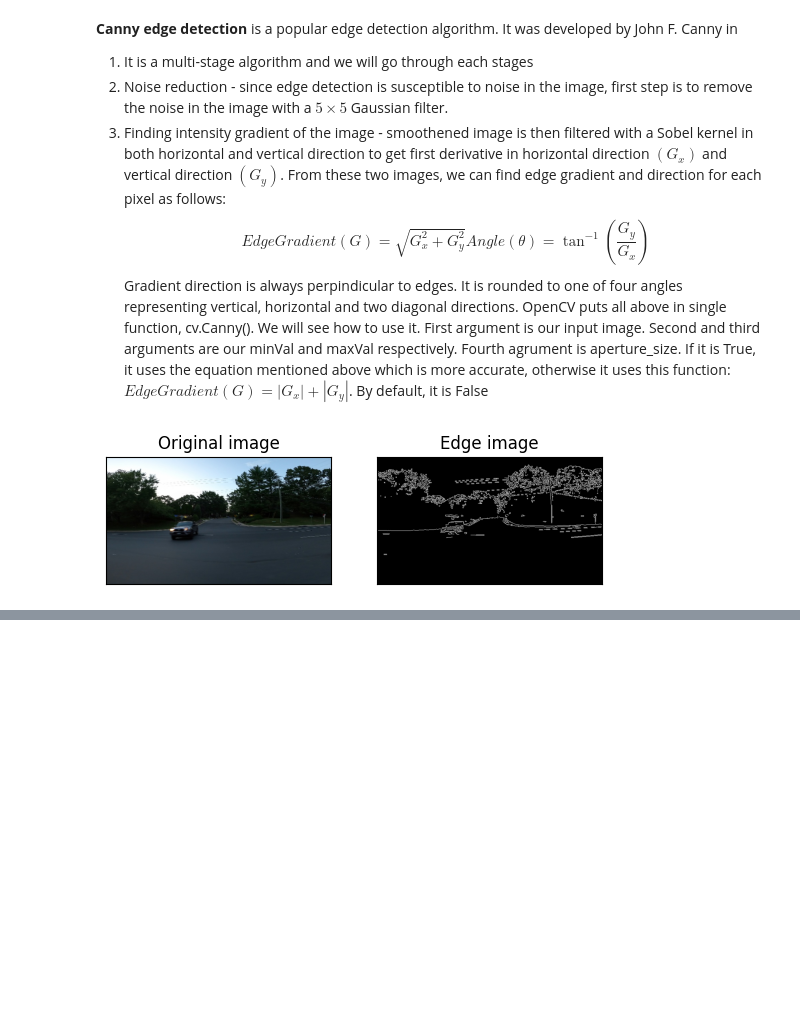
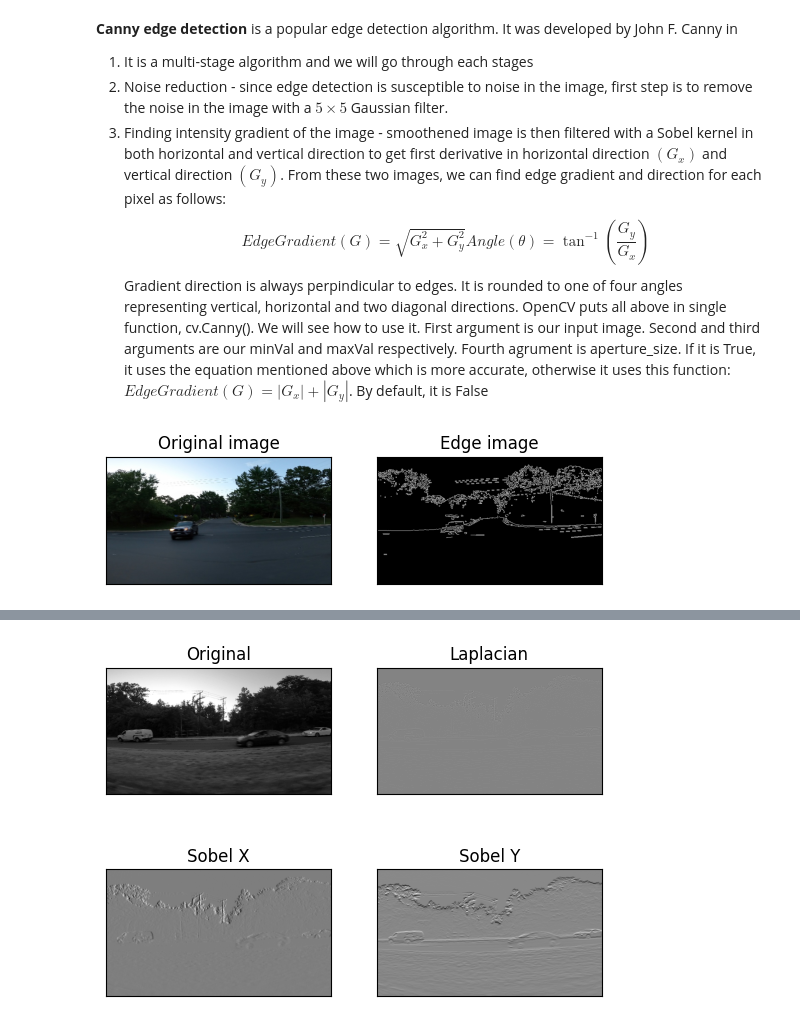
Before and after one commit to AleksandrMorozov123/Computer-vision-with-TensorFlow-Keras-and-OpenCV, a Jupyter notebook: computer-vision-with-opencv.ipynb, the cells around one changed output, grey strips where cells are left out. Saved outputs shown, nothing was run; the diff lists cells and outputs as text; code cells hidden in the pictures; blank space fills up the shorter version.

Commit message:
Kaggle Notebook | Computer vision with OpenCV | Version 4

```diff
--- a/computer-vision-with-opencv.ipynb
+++ b/computer-vision-with-opencv.ipynb
@@ -409,0 +422,20 @@ plt.show ()
+# %%
+img2 = cv2.imread ('/kaggle/input/car-object-detection/data/testing_images/vid_5_26800.jpg',
+                  cv2.IMREAD_GRAYSCALE)
+
+laplacian = cv2.Laplacian (img2, cv2.CV_64F)
+sobelx = cv2.Sobel (img2, cv2.CV_64F, 1, 0, ksize = 5)
+sobely = cv2.Sobel (img2, cv2.CV_64F, 0, 1, ksize = 5)
+
+plt.subplot (2, 2, 1), plt.imshow (img2, cmap = 'gray')
+plt.title ('Original'), plt.xticks ([]), plt.yticks ([])
+plt.subplot (2, 2, 2), plt.imshow (laplacian, cmap = 'gray')
+plt.title ('Laplacian'), plt.xticks ([]), plt.yticks ([])
+plt.subplot (2, 2, 3), plt.imshow (sobelx, cmap = 'gray')
+plt.title ('Sobel X'), plt.xticks ([]), plt.yticks ([])
+plt.subplot (2, 2, 4), plt.imshow (sobely, cmap = 'gray')
+plt.title ('Sobel Y'), plt.xticks ([]), plt.yticks ([])
+
+plt.show ()
+# %% [output]
+[figure, added]
```
Also changed, not shown: parts of 2 cells of this notebook.
